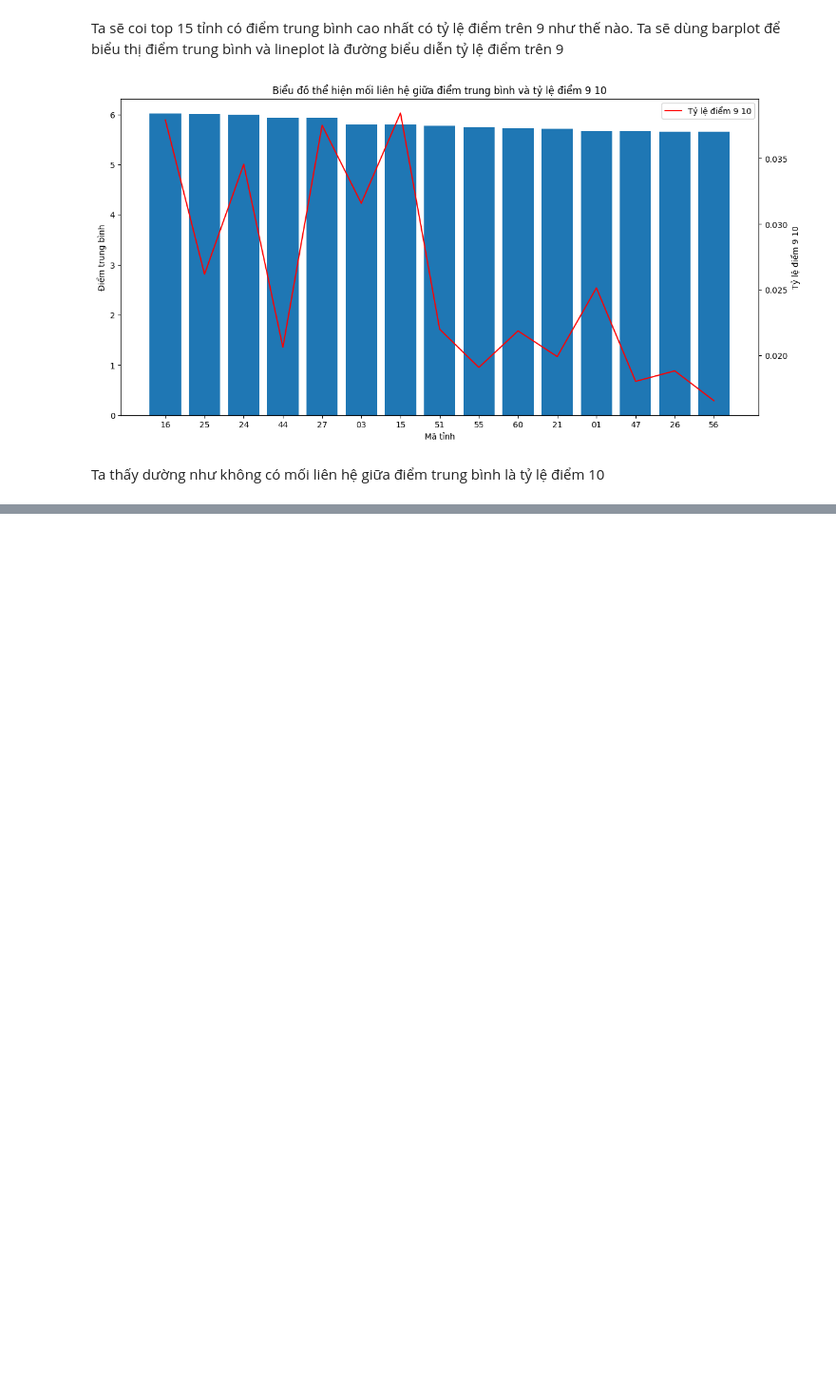
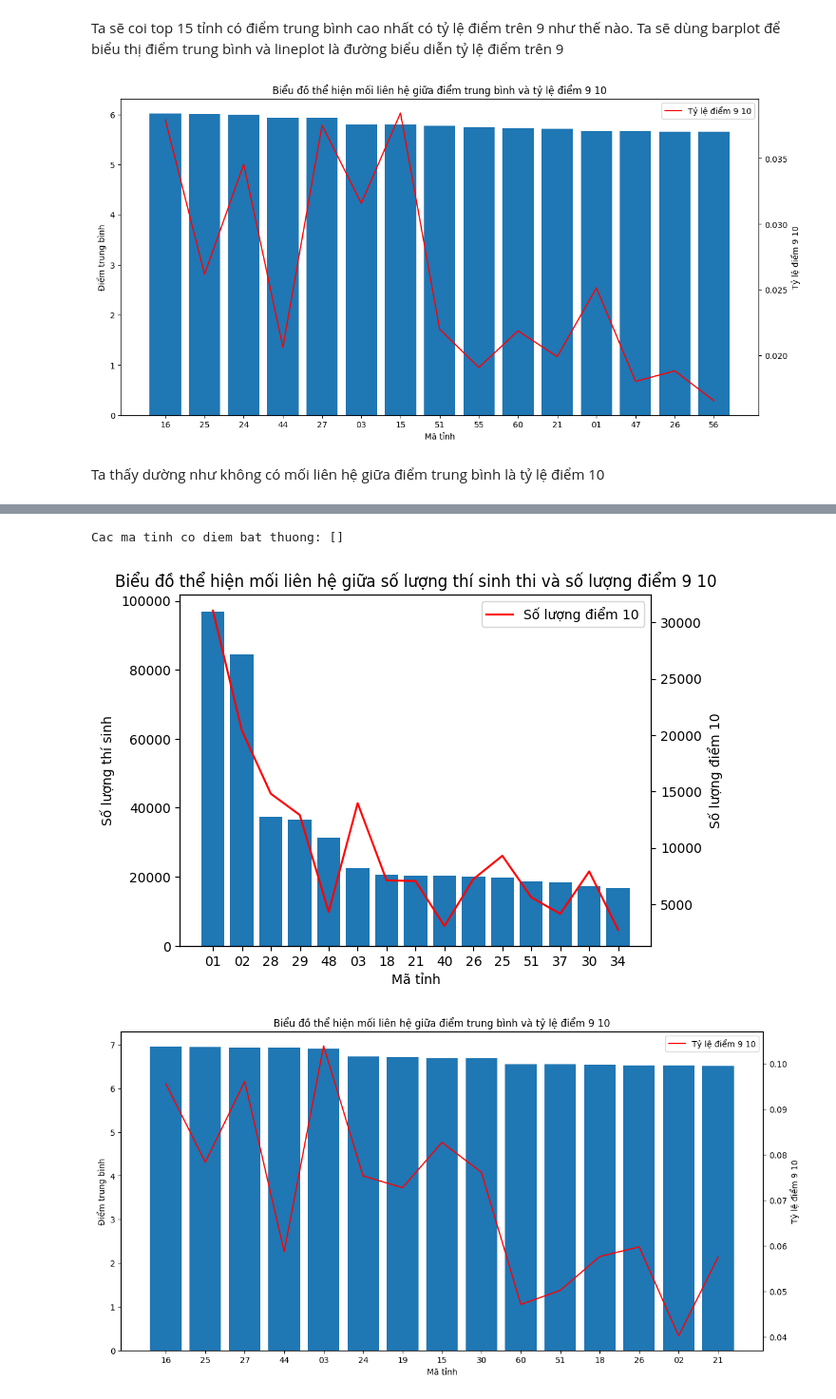
Before and after one commit to yakhimm/LP4KHDL, a Jupyter notebook: Data_Collection/cauhoi4.ipynb, the cells around one changed output, grey strips where cells are left out. Shown at 95% size. Cells and saved outputs as stored; diff of their text form; code cells hidden in the pictures; blank space fills up the shorter version.

```diff
--- a/Data_Collection/cauhoi4.ipynb
+++ b/Data_Collection/cauhoi4.ipynb
@@ -244,0 +288,3 @@ Ta thấy dường như không có mối liên hệ giữa điểm trung bình l
+# %%
+find_abnormal(2022)
+# %% [output]
@@ -244,0 +306,3 @@ Ta thấy dường như không có mối liên hệ giữa điểm trung bình l
+Cac ma tinh co diem bat thuong: []
+[figure, added]
+[figure, added]
```
Also changed, not shown: parts of 13 cells of this notebook, 1 other file.
